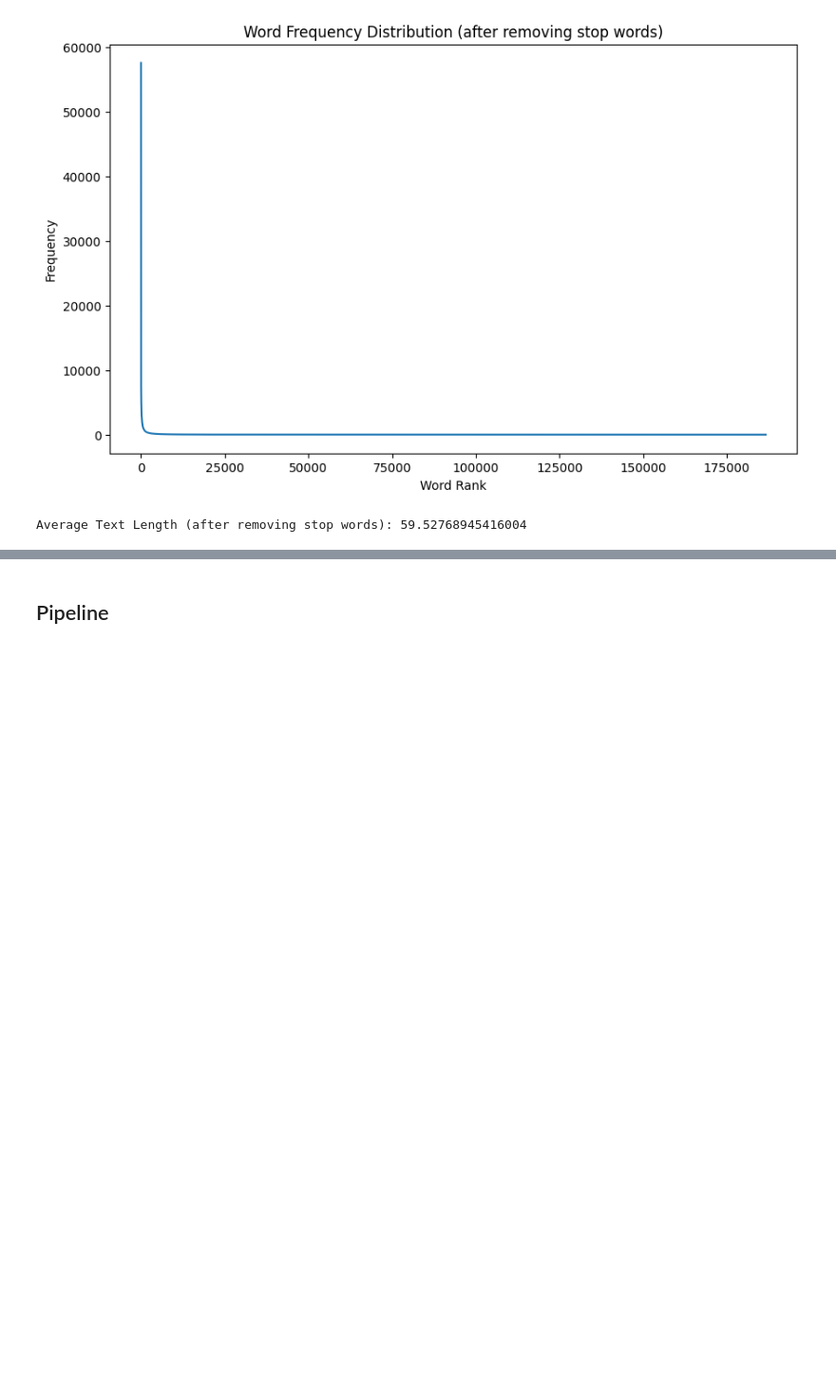
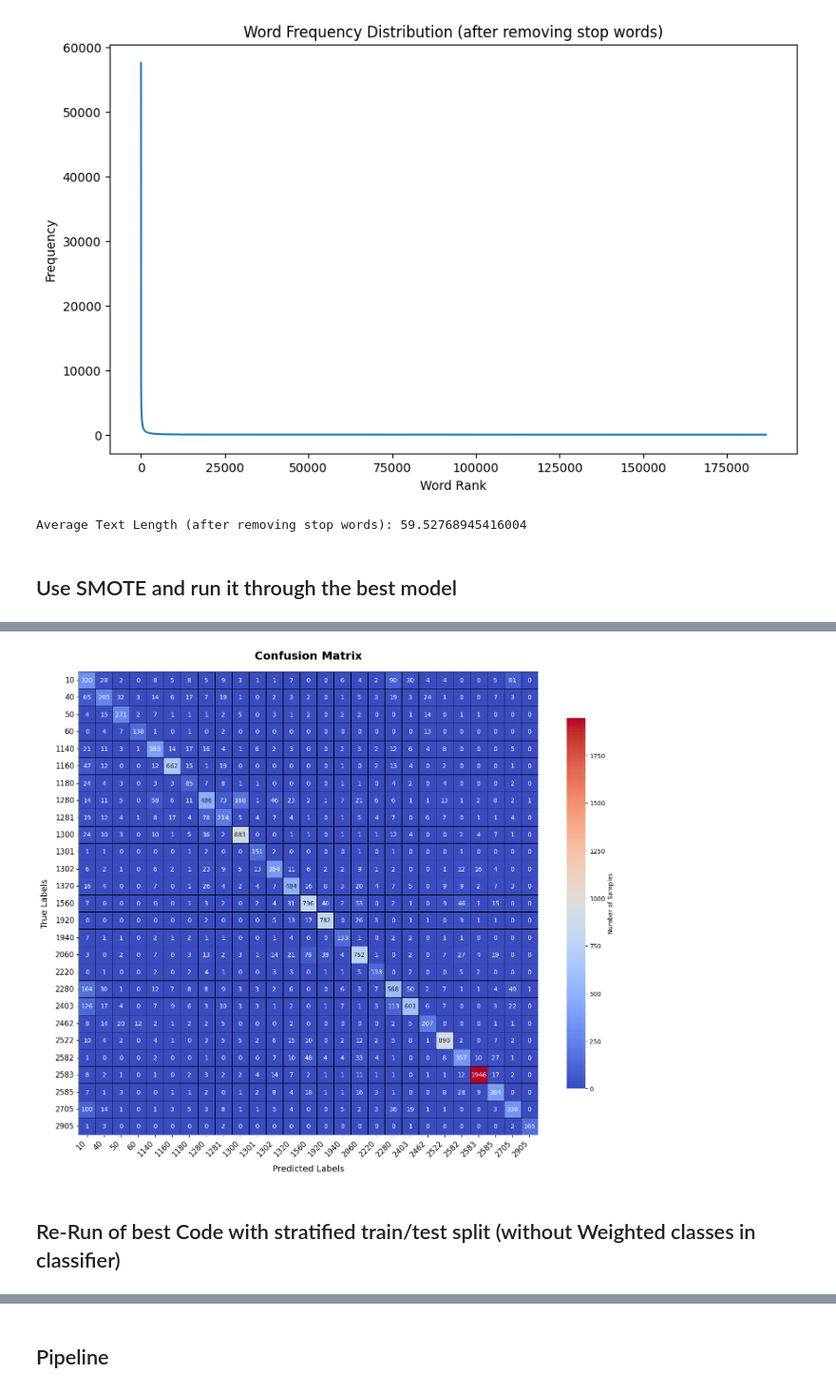
Before and after one commit to PeterStieg/feb25_bds_classification-of-rakuten-e-commerce-products, a Jupyter notebook: Classical_ML.ipynb, the cells around one changed output, grey strips where cells are left out. Shown at 95% size. Saved outputs shown, nothing was run; the diff lists cells and outputs as text; code cells hidden in the pictures; blank space fills up the shorter version.

```diff
--- a/Classical_ML.ipynb
+++ b/Classical_ML.ipynb
@@ -123,3 +189,74 @@ Vocabulary Size (after removing stop words): 186619
 Most Common Words (after removing stop words): [('x', 57546), ('1', 31570), ('cm', 30696), ('couleur', 20351), ('taille', 20168), ('plus', 18866), ('2', 17913), ('peut', 17912), ('piscine', 15565), (' ...
 [figure]
 Average Text Length (after removing stop words): 59.52768945416004
+# %% [markdown]
+## Use SMOTE and run it through the best model
+# %%
+from imblearn.over_sampling import SMOTE
+from sklearn.svm import SVC
+from sklearn.feature_extraction.text import TfidfVectorizer
+from sklearn.metrics import classification_report, confusion_matrix
+from sklearn.pipeline import Pipeline
+from sklearn.preprocessing import LabelEncoder
+from collections import Counter
+
+# Step 1: Encode the labels
+label_encoder = LabelEncoder()
+y_train_encoded = label_encoder.fit_transform(y_train)
+y_test_encoded = label_encoder.transform(y_test)
+
+# Step 2: Vectorize the training and test data
+vectorizer = TfidfVectorizer(max_features=5000, ngram_range=(1, 1))
+X_train_vectorized = vectorizer.fit_transform(X_train)
+X_test_vectorized = vectorizer.transform(X_test)
+
+# Step 3: Apply SMOTETomek for resampling
+smote = SMOTE(random_state=42)
+X_train_resampled, y_train_resampled = smote.fit_resample(X_train_vectorized, y_train_encoded)
+
+# Check the class distribution after resampling
+print("Class distribution after SMOTE resampling:", Counter(y_train_resampled))
+
+# Step 4: Train the SVM model with the specified parameters
+best_svm = SVC(C=1, kernel='linear', random_state=42)
+best_svm.fit(X_train_resampled, y_train_resampled)
+
+# Step 5: Predict on the test set
+y_test_pred_encoded = best_svm.predict(X_test_vectorized)
+
+# Step 6: Decode the predicted labels back to the original class labels
+y_test_pred = label_encoder.inverse_transform(y_test_pred_encoded)
+
+# Step 7: Evaluate the model
+print("Classification Report on Test Set:")
+print(classification_report(y_test, y_test_pred))
+
+# Step 8: Generate and display the confusion matrix
+cm = confusion_matrix(y_test, y_test_pred)
+print("Confusion Matrix:")
+print(cm)
+
+# Optional: Visualize the confusion matrix
+import matplotlib.pyplot as plt
+import seaborn as sns
+
+plt.figure(figsize=(14, 12))
+sns.heatmap(
+    cm,
+    annot=True,
+    fmt='d',
+    cmap='coolwarm',
+    xticklabels=label_encoder.classes_,
+    yticklabels=label_encoder.classes_,
+    linewidths=0.5,
+    linecolor='black',
+    cbar_kws={'shrink': 0.8, 'label': 'Number of Samples'}
+)
+plt.title('Confusion Matrix', fontsize=18, weight='bold', pad=20)
+plt.xlabel('Predicted Labels', fontsize=14, labelpad=10)
+plt.ylabel('True Labels', fontsize=14, labelpad=10)
+plt.xticks(rotation=45, ha='right', fontsize=12)
+plt.yticks(rotation=0, fontsize=12)
+plt.tight_layout()
+plt.show()
+# %% [output]
@@ -125,0 +280,3 @@ Average Text Length (after removing stop words): 59.52768945416004
+[figure, added]
+# %% [markdown]
+## Re-Run of best Code with stratified train/test split (without Weighted classes in classifier)
```
Also changed, not shown: parts of 30 cells of this notebook.
